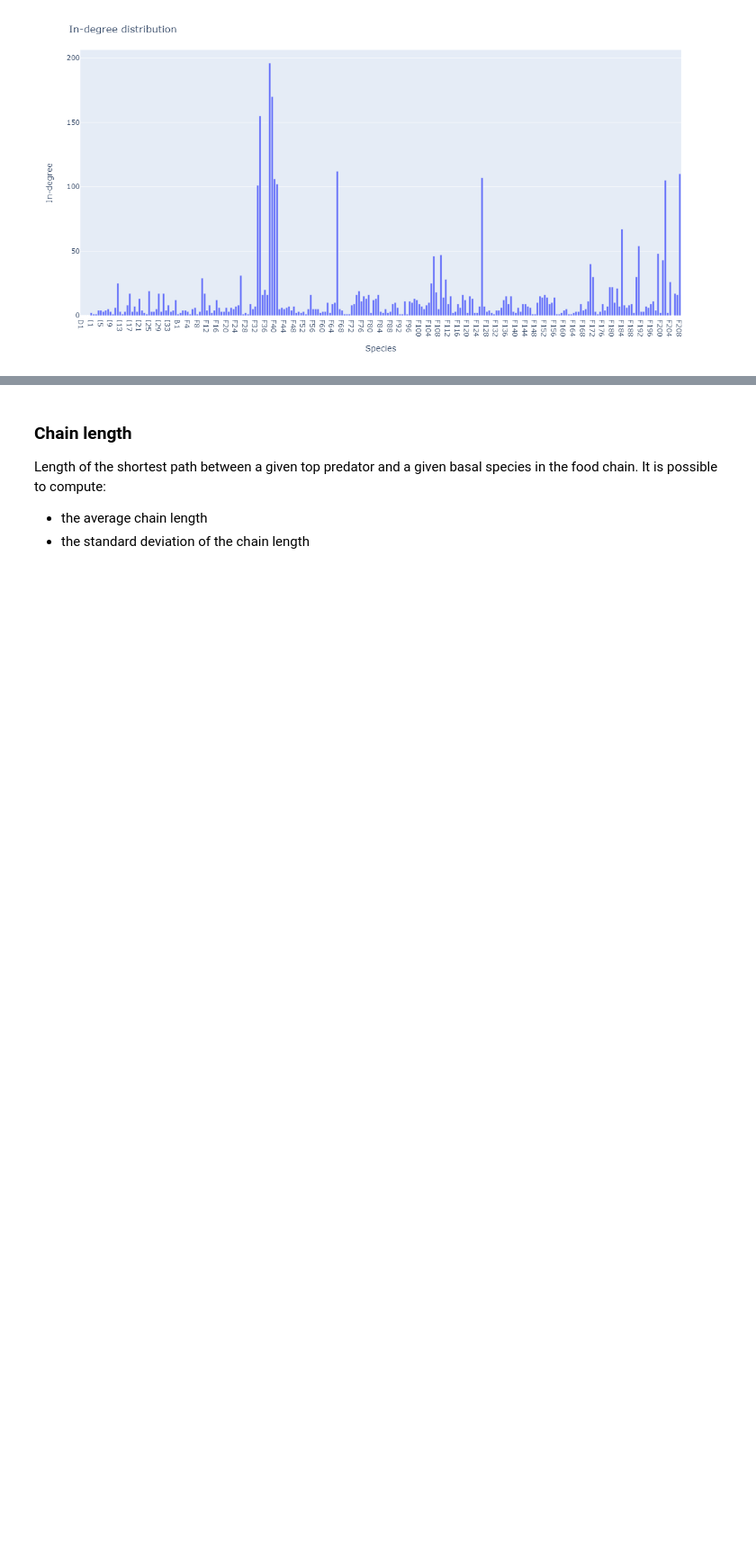
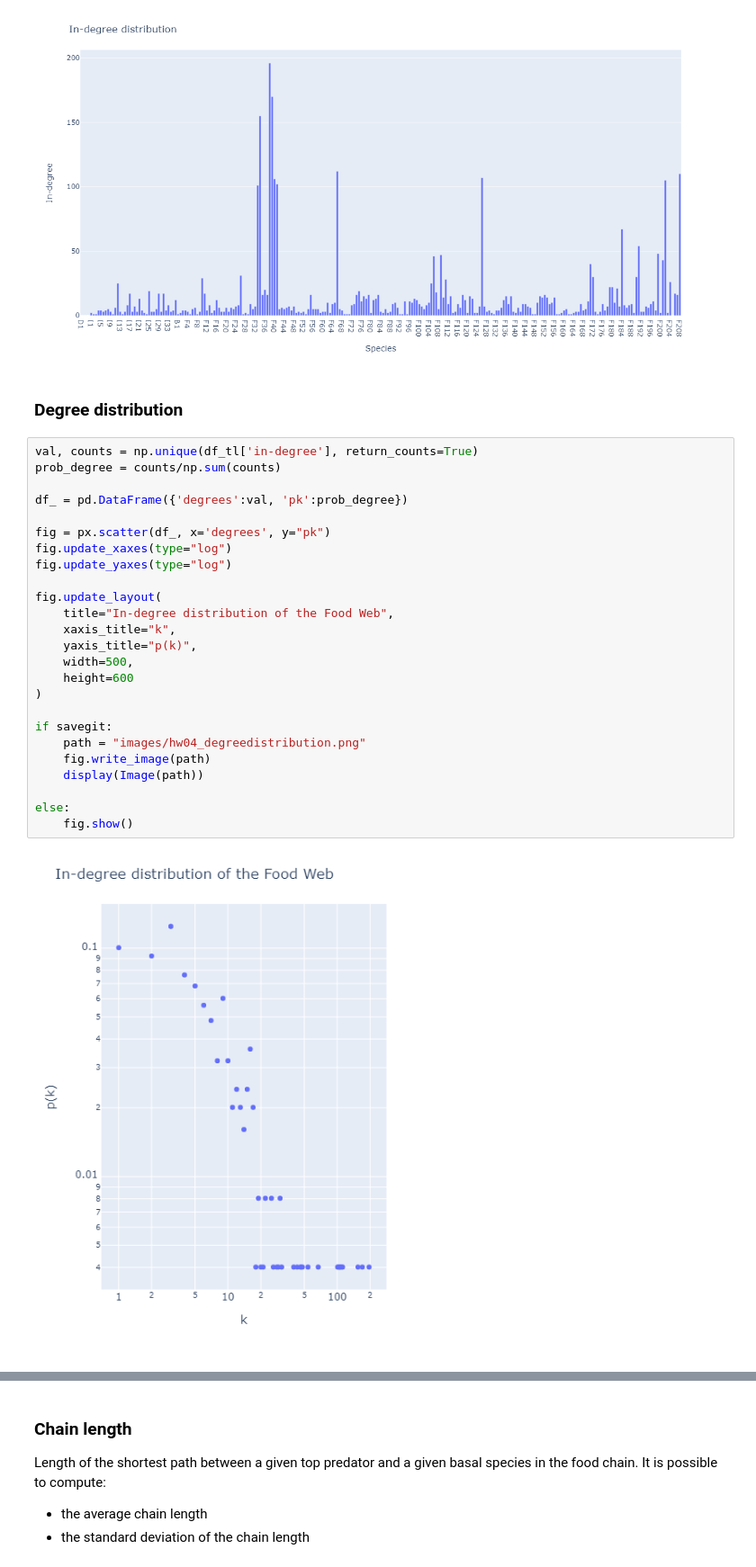
Before and after one commit to NicolaZomer/Physical_Models_of_Living_Systems, a Jupyter notebook: hw04_Ecological_Interactions.ipynb, the cells around one changed output, grey strips where cells are left out. Shown at 90% size. Drawn from its saved outputs; the diff is of its cells as text; blank space fills up the shorter version.

```diff
--- a/hw04_Ecological_Interactions.ipynb
+++ b/hw04_Ecological_Interactions.ipynb
@@ -1196,3 +1199,32 @@ else:
 # %% [output]
 [figure]
 [figure]
+# %% [markdown]
+### Degree distribution
+# %%
+val, counts = np.unique(df_tl['in-degree'], return_counts=True)
+prob_degree = counts/np.sum(counts)
+
+df_ = pd.DataFrame({'degrees':val, 'pk':prob_degree})
+
+fig = px.scatter(df_, x='degrees', y="pk")
+fig.update_xaxes(type="log")
+fig.update_yaxes(type="log")
+
+fig.update_layout(
+    title="In-degree distribution of the Food Web",
+    xaxis_title="k",
+    yaxis_title="p(k)",
+    width=500,
+    height=600
+)
+
+if savegit:
+    path = "images/hw04_degreedistribution.png"
+    fig.write_image(path)
+    display(Image(path))
+
+else:
+    fig.show()
+# %% [output]
+[figure, added]
```
Also changed, not shown: parts of 19 cells of this notebook, 3 other files.
